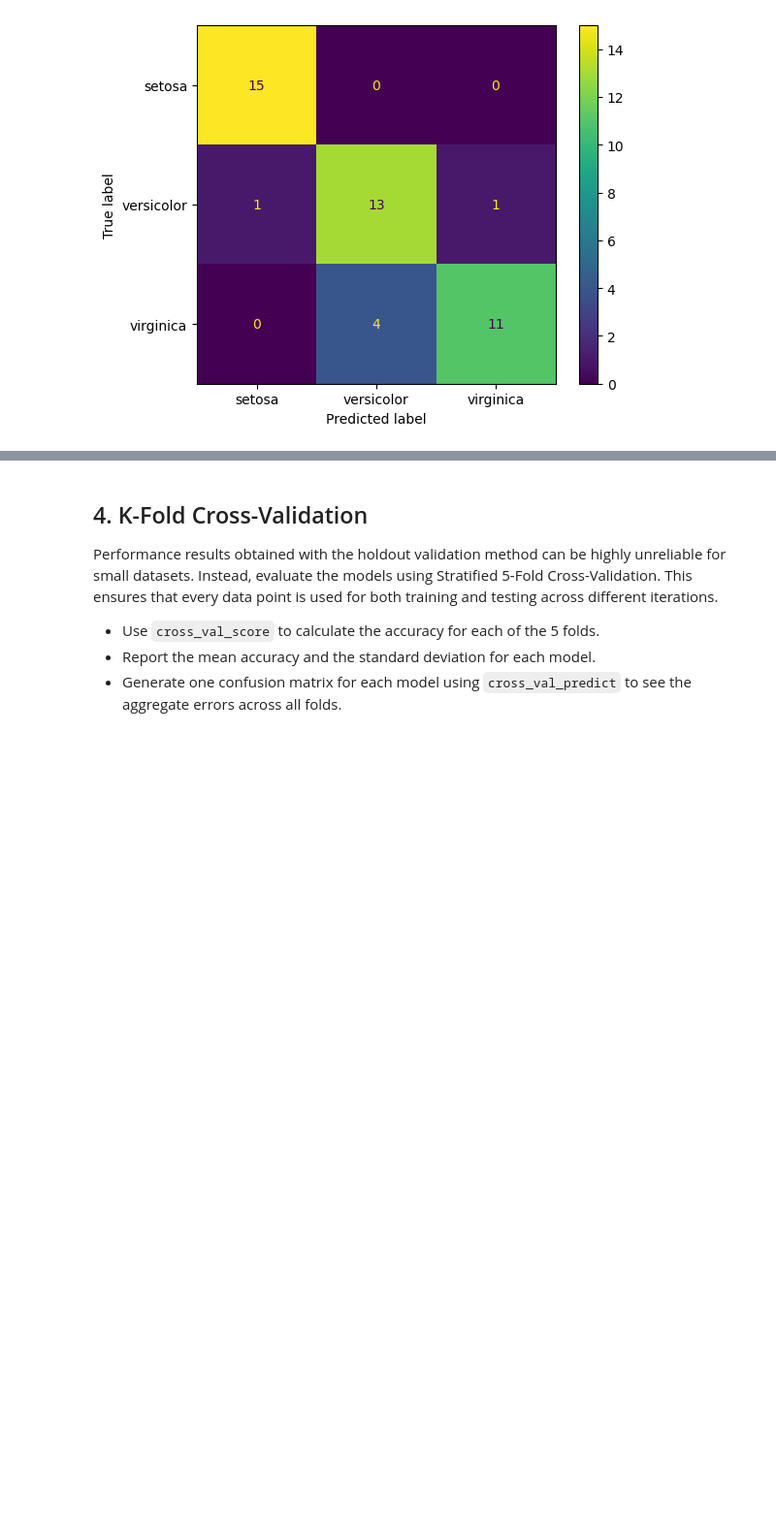
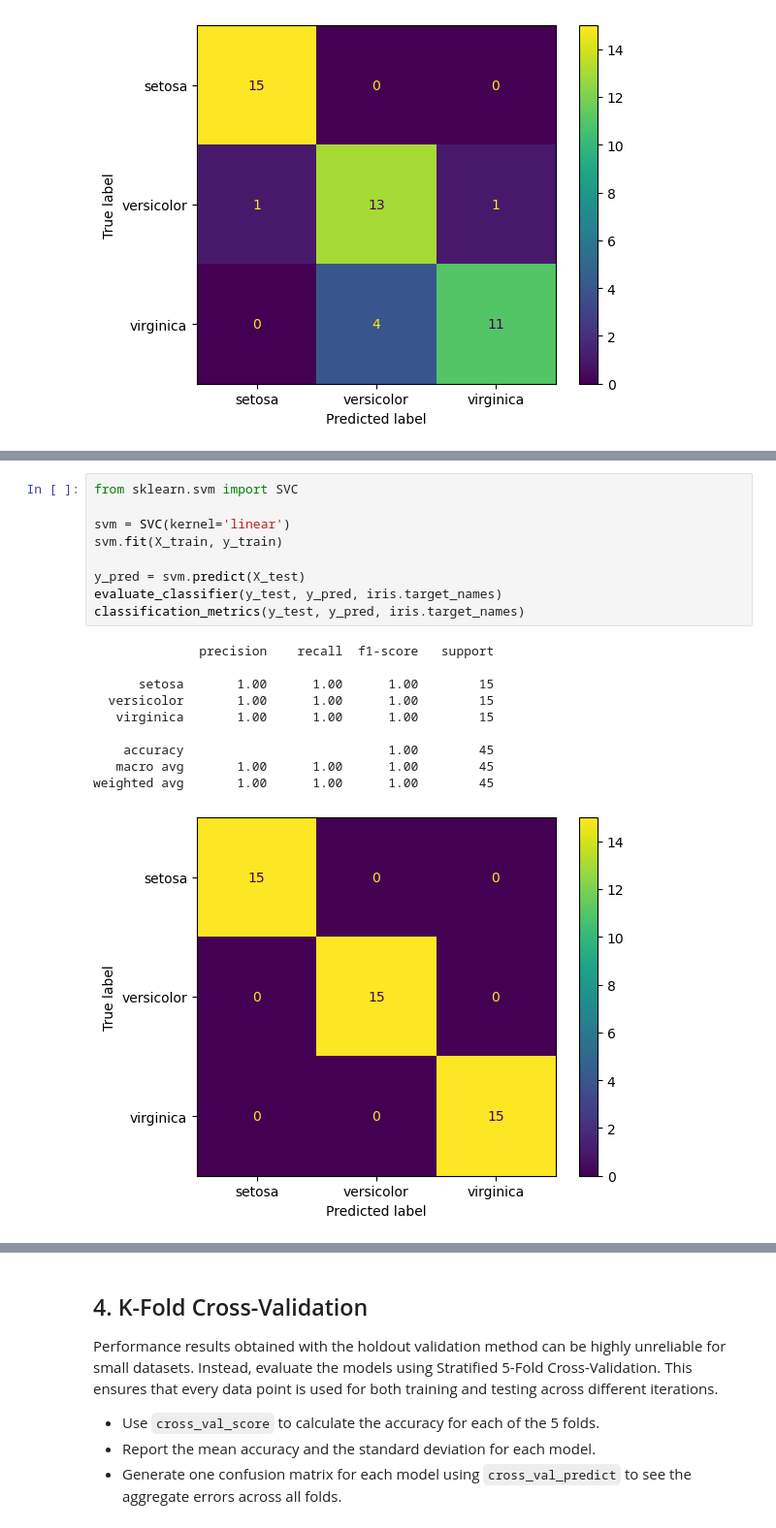
Before and after one commit to willqs/CSC375, a Jupyter notebook: homework-1.ipynb, the cells around one changed output, grey strips where cells are left out. Shown at 97% size. Saved outputs shown, nothing was run; the diff lists cells and outputs as text; blank space fills up the shorter version.

```diff
--- a/homework-1.ipynb
+++ b/homework-1.ipynb
@@ -160,0 +201,20 @@ weighted avg       0.87      0.87      0.87        45
+# %%
+from sklearn.svm import SVC
+
+svm = SVC(kernel='linear')
+svm.fit(X_train, y_train)
+
+y_pred = svm.predict(X_test)
+evaluate_classifier(y_test, y_pred, iris.target_names)
+classification_metrics(y_test, y_pred, iris.target_names)
+# %% [output]
+              precision    recall  f1-score   support
+
+      setosa       1.00      1.00      1.00        15
+  versicolor       1.00      1.00      1.00        15
+   virginica       1.00      1.00      1.00        15
+
+    accuracy                           1.00        45
+   macro avg       1.00      1.00      1.00        45
+weighted avg       1.00      1.00      1.00        45
+[figure, added]
```
Also changed, not shown: parts of 5 cells of this notebook.
